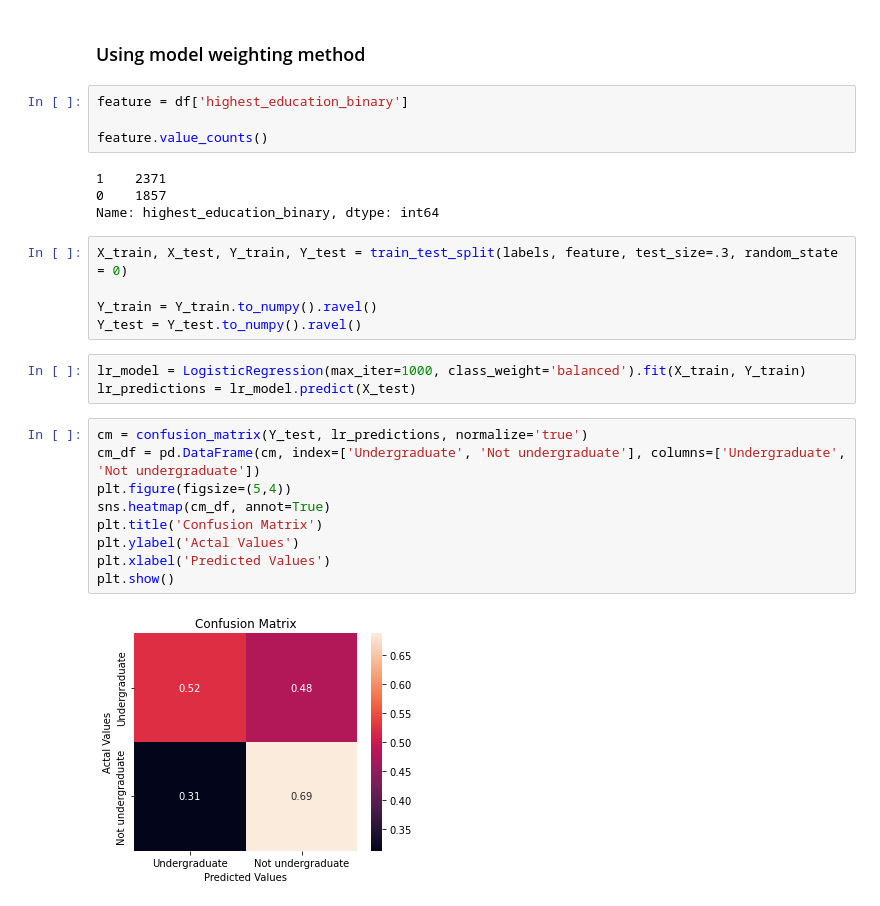
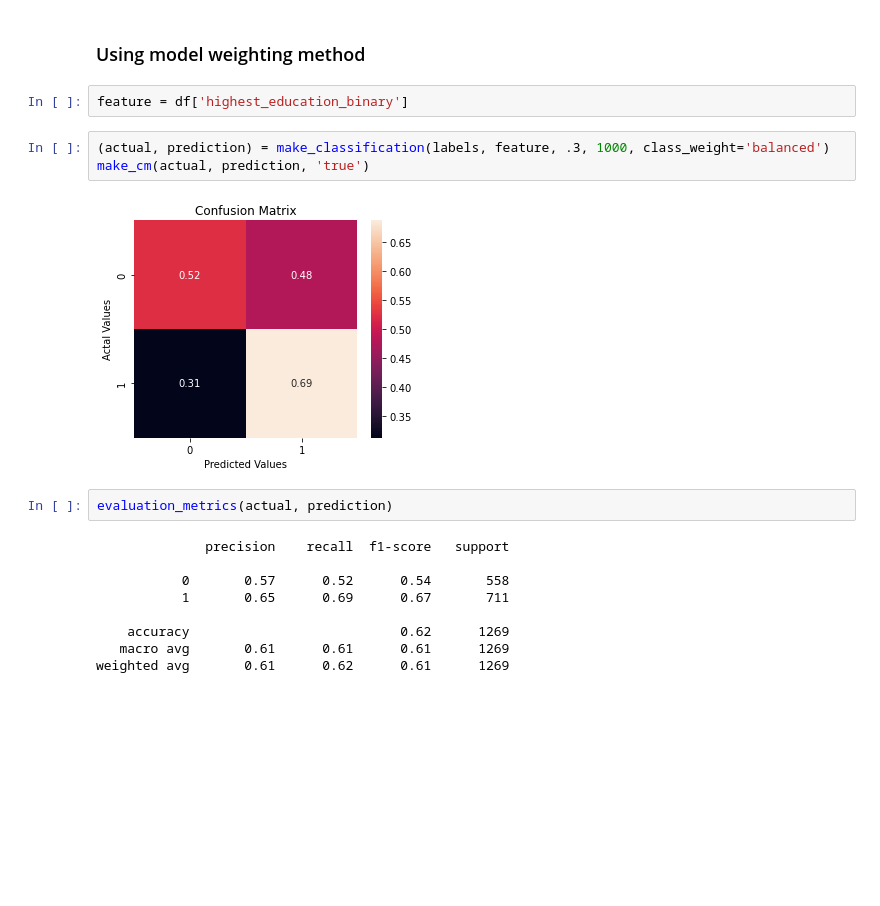
Before and after one commit to markoc1120/OKCupid_Project, a Jupyter notebook: date-a-scientist.ipynb, the cells around one changed output. Saved outputs shown, nothing was run; the diff lists cells and outputs as text; blank space fills up the shorter version.

```diff
--- a/date-a-scientist.ipynb
+++ b/date-a-scientist.ipynb
@@ -429,28 +444,19 @@ As it can be seen with model weighting, our model tends to predict better each c
 ### Using model weighting method
 # %%
 feature = df['highest_education_binary']
-
-feature.value_counts()
-# %% [output]
-1    2371
-0    1857
-Name: highest_education_binary, dtype: int64
-# %%
-X_train, X_test, Y_train, Y_test = train_test_split(labels, feature, test_size=.3, random_state = 0)
-
-Y_train = Y_train.to_numpy().ravel()
-Y_test = Y_test.to_numpy().ravel()
-# %%
-lr_model = LogisticRegression(max_iter=1000, class_weight='balanced').fit(X_train, Y_train)
-lr_predictions = lr_model.predict(X_test)
-# %%
-cm = confusion_matrix(Y_test, lr_predictions, normalize='true')
-cm_df = pd.DataFrame(cm, index=['Undergraduate', 'Not undergraduate'], columns=['Undergraduate', 'Not undergraduate'])
-plt.figure(figsize=(5,4))
-sns.heatmap(cm_df, annot=True)
-plt.title('Confusion Matrix')
-plt.ylabel('Actal Values')
-plt.xlabel('Predicted Values')
-plt.show()
-# %% [output]
-[figure, removed]
+# %%
+(actual, prediction) = make_classification(labels, feature, .3, 1000, class_weight='balanced')
+make_cm(actual, prediction, 'true')
+# %% [output]
+[figure, added]
+# %%
+evaluation_metrics(actual, prediction)
+# %% [output]
+              precision    recall  f1-score   support
+
+           0       0.57      0.52      0.54       558
+           1       0.65      0.69      0.67       711
+
+    accuracy                           0.62      1269
+   macro avg       0.61      0.61      0.61      1269
+weighted avg       0.61      0.62      0.61      1269
```
Also changed, not shown: parts of 16 cells of this notebook.
